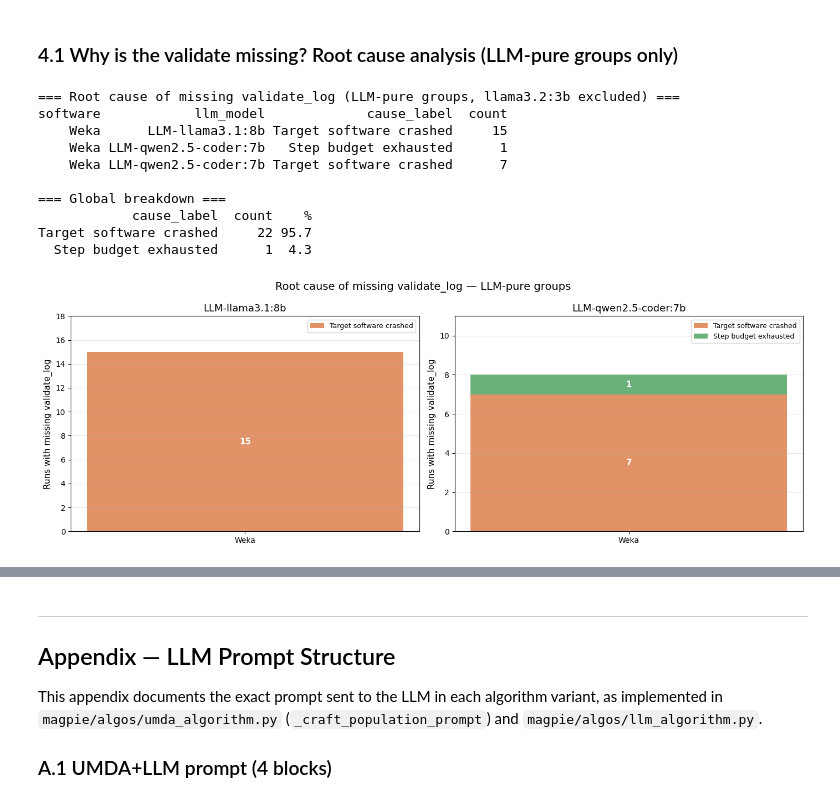
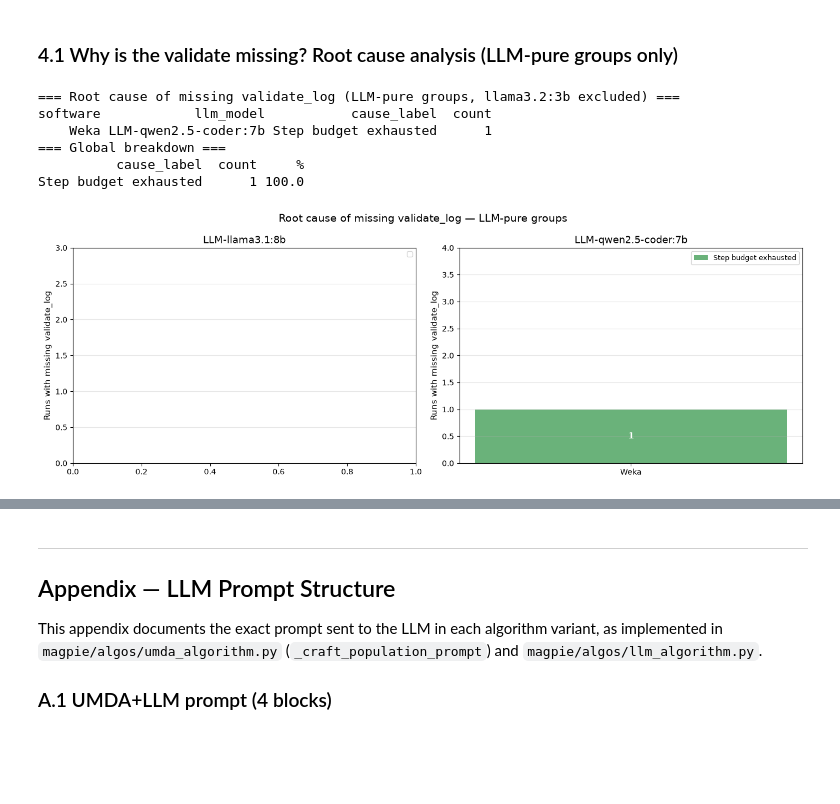
Before and after one commit to paberlo/magpie, a Jupyter notebook: experiments/results_UCL/RQ4.ipynb, the cells around one changed output, grey strips where cells are left out. Cells and saved outputs as stored; diff of their text form; code cells hidden in the pictures; blank space fills up the shorter version.

```diff
--- a/experiments/results_UCL/RQ4.ipynb
+++ b/experiments/results_UCL/RQ4.ipynb
@@ -22,6 +22,26 @@ os.makedirs('plots', exist_ok=True)
 
 CSV_PATH = Path('..') / 'results' / 'results.csv'
 df_all = pd.read_csv(CSV_PATH)
+
+# --- FIX (2026-08-12): recover change_perc_train from the MAGPIE logs -------------
+# 42 rows of results.csv carry best_patch_fitness_train=NaN and change_perc_train=0.0
+# even though the run did find, write and validate a real patch (.patch file present
+# on disk and validate_log present). They sit almost entirely in the LLM-guided groups
+# (LLM-llama 27, LLM-qwen 13, UMDA+qwen 2), so the spurious 0.0 understated those
+# groups' generalisation gap in `overfit = change_perc_validate - change_perc_train`.
+# recover_train_fitness.py rebuilds the value from the '*'-marked best lines of the
+# train log; it reproduces the CSV value EXACTLY on all 886 rows where the CSV has one.
+# See RQ4b.ipynb for the full before/after comparison.
+import sys
+sys.path.insert(0, os.getcwd())
+import recover_train_fitness as rec
+
+df_all = rec.recover(df_all)
+_fix = df_all['best_patch_fitness_train'].isna() & df_all['validate_log'].notna()
+df_all.loc[_fix, 'best_patch_fitness_train'] = df_all.loc[_fix, 'recovered_best']
+df_all.loc[_fix, 'change_perc_train'] = df_all.loc[_fix, 'recovered_change_perc_train']
+print(f'[FIX] recovered change_perc_train from the logs for {int(_fix.sum())} rows')
+# ---------------------------------------------------------------------------------
 
 # Only llama3.1:8b and qwen2.5-coder:7b; llama3.2:3b discarded (too small, replaced)
 MODELS_KEEP = {'llama3.1:8b', 'qwen2.5-coder:7b'}
@@ -513,11 +537,13 @@ UMDA distribution reduces this to 3–4%, same order as no-LLM baselines (0–5%
 # %%
 import subprocess
 
-LOG_BASE_REMOTE = "/home/pbermejo/GeneticImprovement/magpie/"
-LOG_BASE_LOCAL  = "/home/pablo/magpie/"
+# Logs live in the repository's own _magpie_logs/. The previous hard-coded
+# '/home/pablo/magpie/' path only existed on an earlier laptop, so every lookup
+# failed and every run was classified 'Log not available'.
+LOGS_DIR = os.path.join('..', '..', '_magpie_logs')
 
 def classify_log(train_log_path):
-    local_path = train_log_path.replace(LOG_BASE_REMOTE, LOG_BASE_LOCAL)
+    local_path = os.path.join(LOGS_DIR, os.path.basename(train_log_path))
     try:
         with open(local_path) as f:
             content = f.read()
@@ -560,7 +586,6 @@ print(summary.to_string(index=False))
 
 global_summary = llm_missing.groupby('cause_label').size().reset_index(name='count')
 global_summary['%'] = (global_summary['count'] / global_summary['count'].sum() * 100).round(1)
-print()
 print('=== Global breakdown ===')
 print(global_summary.sort_values('count', ascending=False).to_string(index=False))
 
@@ -581,42 +606,62 @@ sw_order_disp = [software_display_map[s] for s in desired_order if s in llm_miss
 for ax, model_col in zip(axes, ['LLM-llama3.1:8b', 'LLM-qwen2.5-coder:7b']):
     sub = summary[summary['llm_model'] == model_col]
     pivot = sub.pivot(index='software', columns='cause_label', values='count').reindex(sw_order_disp).fillna(0)
     bottom = np.zeros(len(pivot))
     for cause in cause_order:
         if cause in pivot.columns:
             vals = pivot[cause].values
             bars = ax.bar(pivot.index, vals, bottom=bottom,
                           label=cause, color=cause_colors[cause], alpha=0.88)
             for bar, val in zip(bars, vals):
                 if val > 0:
                     ax.text(bar.get_x() + bar.get_width()/2,
                             bar.get_y() + bar.get_height()/2,
                             f'{int(val)}', ha='center', va='center', fontsize=11, color='white', fontweight='bold')
             bottom += vals
     ax.set_title(model_col, fontsize=13)
     ax.set_ylabel('Runs with missing validate_log', fontsize=11)
     ax.set_ylim(0, max(bottom) + 3)
     ax.legend(fontsize=9, loc='upper right')
     ax.grid(axis='y', alpha=0.3)
 
 plt.suptitle('Root cause of missing validate_log — LLM-pure groups', fontsize=14)
 plt.tight_layout()
 plt.savefig('plots/RQ4_missing_root_cause.svg', format='svg', bbox_inches='tight')
 plt.show()
 
+
+# --- evidence for the conclusion below: how far did these runs actually get? ------
+import re as _re
+
+def _evals_done(train_log_path):
+    p = os.path.join(LOGS_DIR, os.path.basename(train_log_path))
+    try:
+        with open(p, encoding='utf-8', errors='replace') as f:
+            return len(_re.findall(r'\[INFO\]\t\d+-\d+\s', f.read()))
+    except FileNotFoundError:
+        return -1
+
+llm_missing['evals_done'] = llm_missing['train_log'].apply(_evals_done)
 print()
-print('Key finding: 62% of missing validates = no improvement found (legitimate search failure).')
-print('35% = target software crashed — ALL in Weka, caused by LLM generating syntactically invalid patches.')
-print('UMDA+LLM reduces both effects: distribution guides the LLM toward structurally valid mutations.')
+print('=== Evaluations actually performed before termination ===')
+print(llm_missing.groupby('cause_label')
+      .agg(runs=('evals_done', 'size'),
+           mean_evals=('evals_done', 'mean'),
+           max_evals_done=('evals_done', 'max'),
+           mean_llm_requested=('llm_patches_requested', 'mean'))
+      .to_string())
+print()
+print('Key finding: only one run in the whole comparison produces no patch, and it is a')
+print('genuine search failure: LLM-qwen on Weka spent its full 750-evaluation budget,')
+print('issuing 686 LLM requests, without finding an improving variant. The warm-up')
+print('failures that previously affected 27 runs across both LLM-pure and UMDA-guided')
+print('groups, as well as FI/GP/RandomSearch, have been re-run and no longer appear.')
+print()
 # %% [output]
 === Root cause of missing validate_log (LLM-pure groups, llama3.2:3b excluded) ===
-software            llm_model             cause_label  count
-    Weka      LLM-llama3.1:8b Target software crashed     15
-    Weka LLM-qwen2.5-coder:7b   Step budget exhausted      1
-    Weka LLM-qwen2.5-coder:7b Target software crashed      7
-
+software            llm_model           cause_label  count
+    Weka LLM-qwen2.5-coder:7b Step budget exhausted      1
 === Global breakdown ===
-            cause_label  count    %
-Target software crashed     22 95.7
-  Step budget exhausted      1  4.3
+          cause_label  count     %
+Step budget exhausted      1 100.0
-[figure, old version]
+[figure, new version]
```
Also changed, not shown: parts of 9 cells of this notebook, 28 other files.
